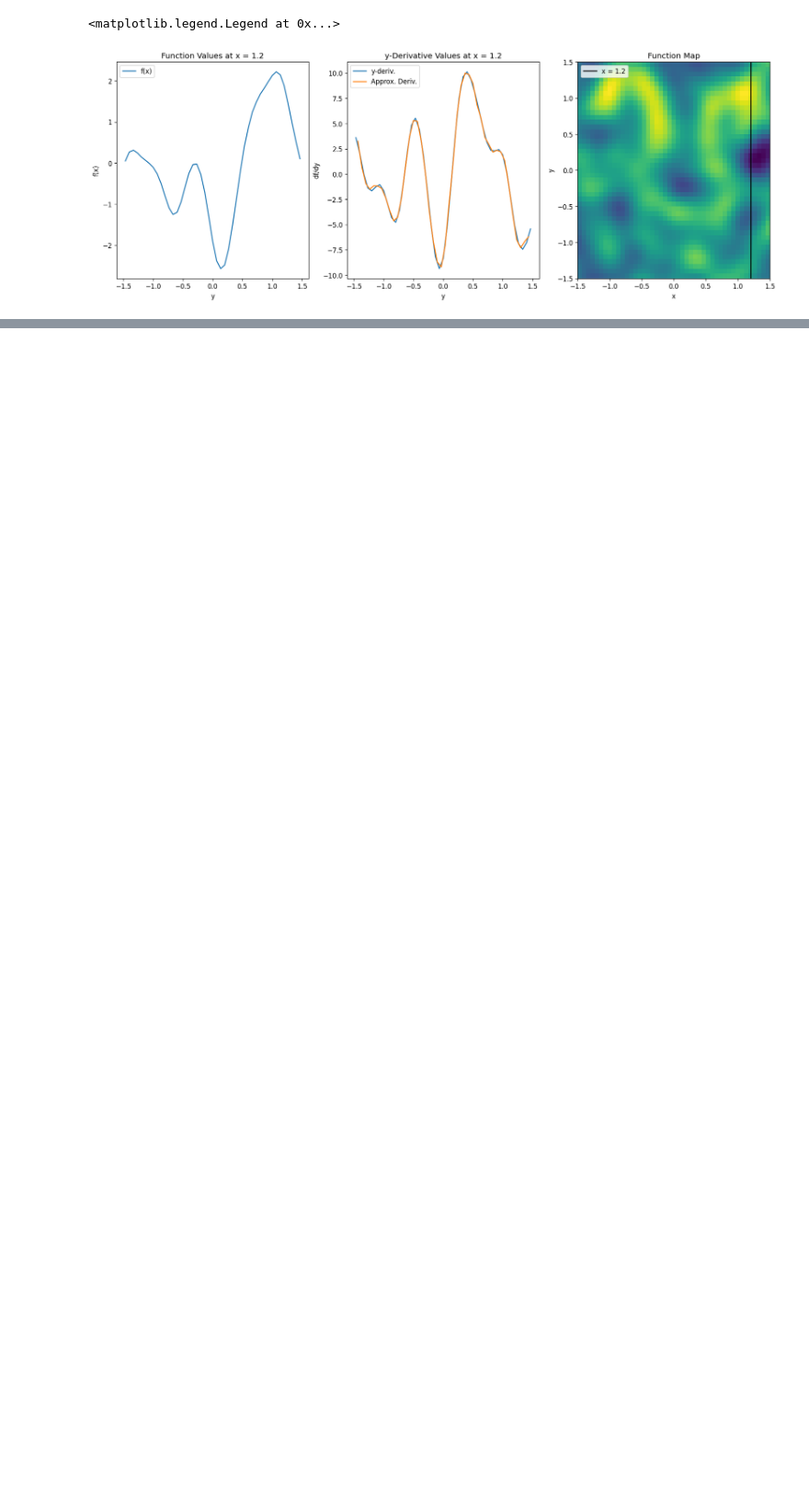
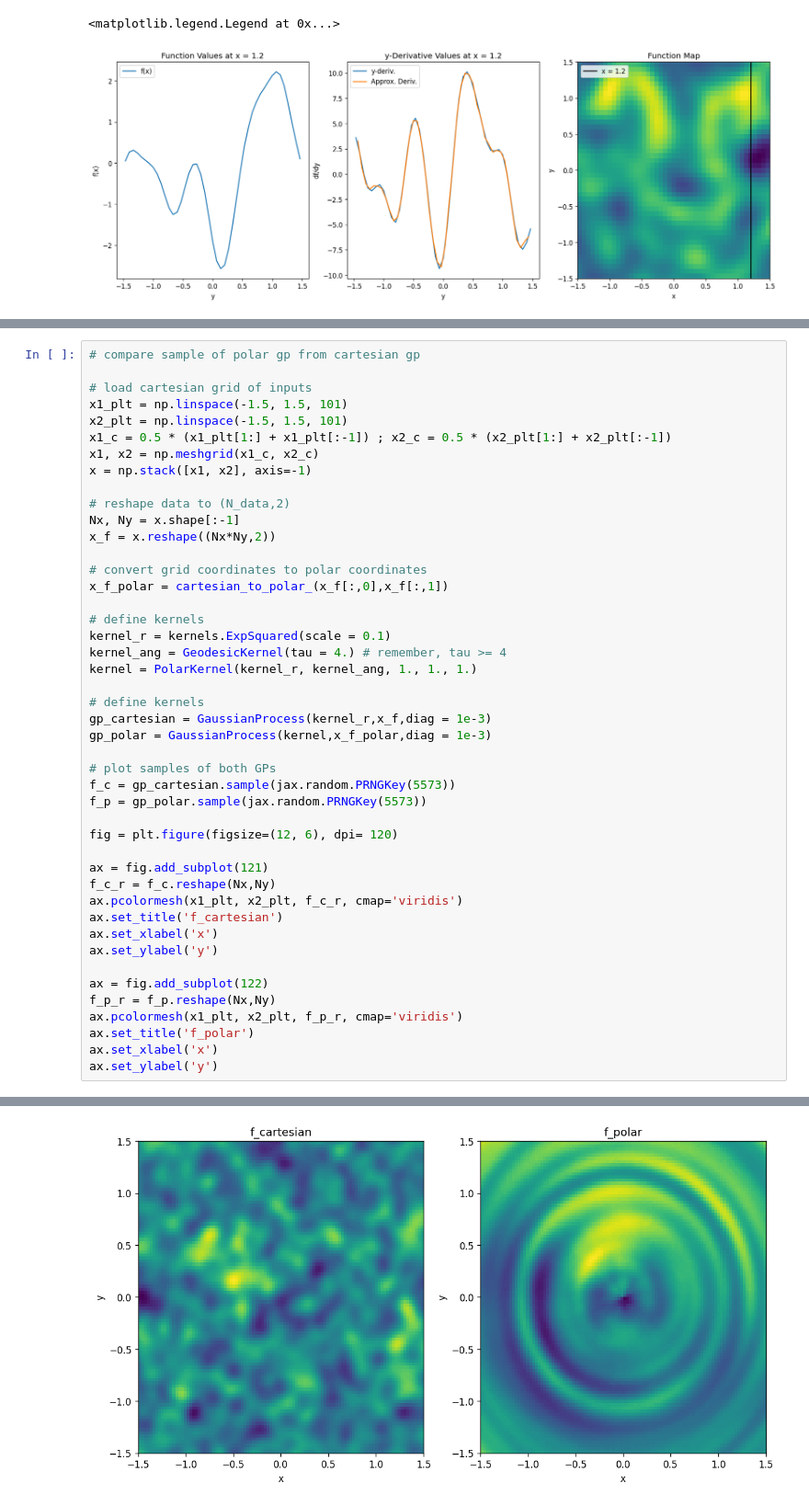
Before and after one commit to edwarddramirez/derivative-tinygp, a Jupyter notebook: notebooks/02_2d_deriv_gp.ipynb, the cells around one changed output, grey strips where cells are left out. Shown at 92% size. Cells and saved outputs as stored; diff of their text form; blank space fills up the shorter version.

Commit message:
Added polar GP section to 2d_derivative_GP notebook

```diff
--- a/notebooks/02_2d_deriv_gp.ipynb
+++ b/notebooks/02_2d_deriv_gp.ipynb
@@ -294,0 +417,46 @@ ax.legend()
+# %%
+# compare sample of polar gp from cartesian gp
+
+# load cartesian grid of inputs
+x1_plt = np.linspace(-1.5, 1.5, 101)
+x2_plt = np.linspace(-1.5, 1.5, 101)
+x1_c = 0.5 * (x1_plt[1:] + x1_plt[:-1]) ; x2_c = 0.5 * (x2_plt[1:] + x2_plt[:-1])
+x1, x2 = np.meshgrid(x1_c, x2_c)
+x = np.stack([x1, x2], axis=-1)
+
+# reshape data to (N_data,2)
+Nx, Ny = x.shape[:-1]
+x_f = x.reshape((Nx*Ny,2))
+
+# convert grid coordinates to polar coordinates
+x_f_polar = cartesian_to_polar_(x_f[:,0],x_f[:,1])
+
+# define kernels
+kernel_r = kernels.ExpSquared(scale = 0.1)
+kernel_ang = GeodesicKernel(tau = 4.) # remember, tau >= 4
+kernel = PolarKernel(kernel_r, kernel_ang, 1., 1., 1.)
+
+# define kernels
+gp_cartesian = GaussianProcess(kernel_r,x_f,diag = 1e-3)
+gp_polar = GaussianProcess(kernel,x_f_polar,diag = 1e-3)
+
+# plot samples of both GPs
+f_c = gp_cartesian.sample(jax.random.PRNGKey(5573))
+f_p = gp_polar.sample(jax.random.PRNGKey(5573))
+
+fig = plt.figure(figsize=(12, 6), dpi= 120)
+
+ax = fig.add_subplot(121)
+f_c_r = f_c.reshape(Nx,Ny)
+ax.pcolormesh(x1_plt, x2_plt, f_c_r, cmap='viridis')
+ax.set_title('f_cartesian')
+ax.set_xlabel('x')
+ax.set_ylabel('y')
+
+ax = fig.add_subplot(122)
+f_p_r = f_p.reshape(Nx,Ny)
+ax.pcolormesh(x1_plt, x2_plt, f_p_r, cmap='viridis')
+ax.set_title('f_polar')
+ax.set_xlabel('x')
+ax.set_ylabel('y')
+# %% [output]
@@ -294,0 +464 @@ ax.legend()
+[figure, added]
```
Also changed, not shown: parts of 10 cells of this notebook.
